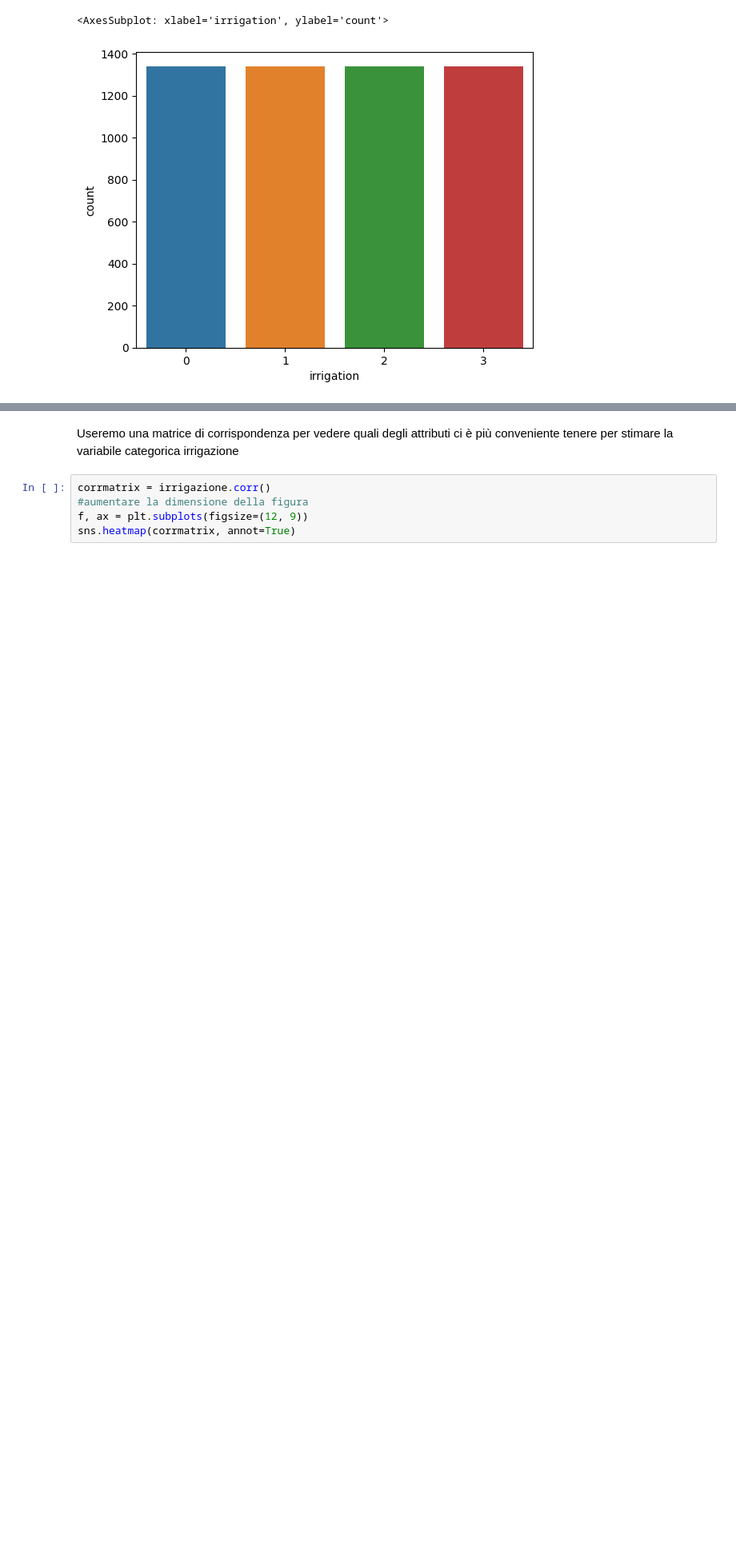
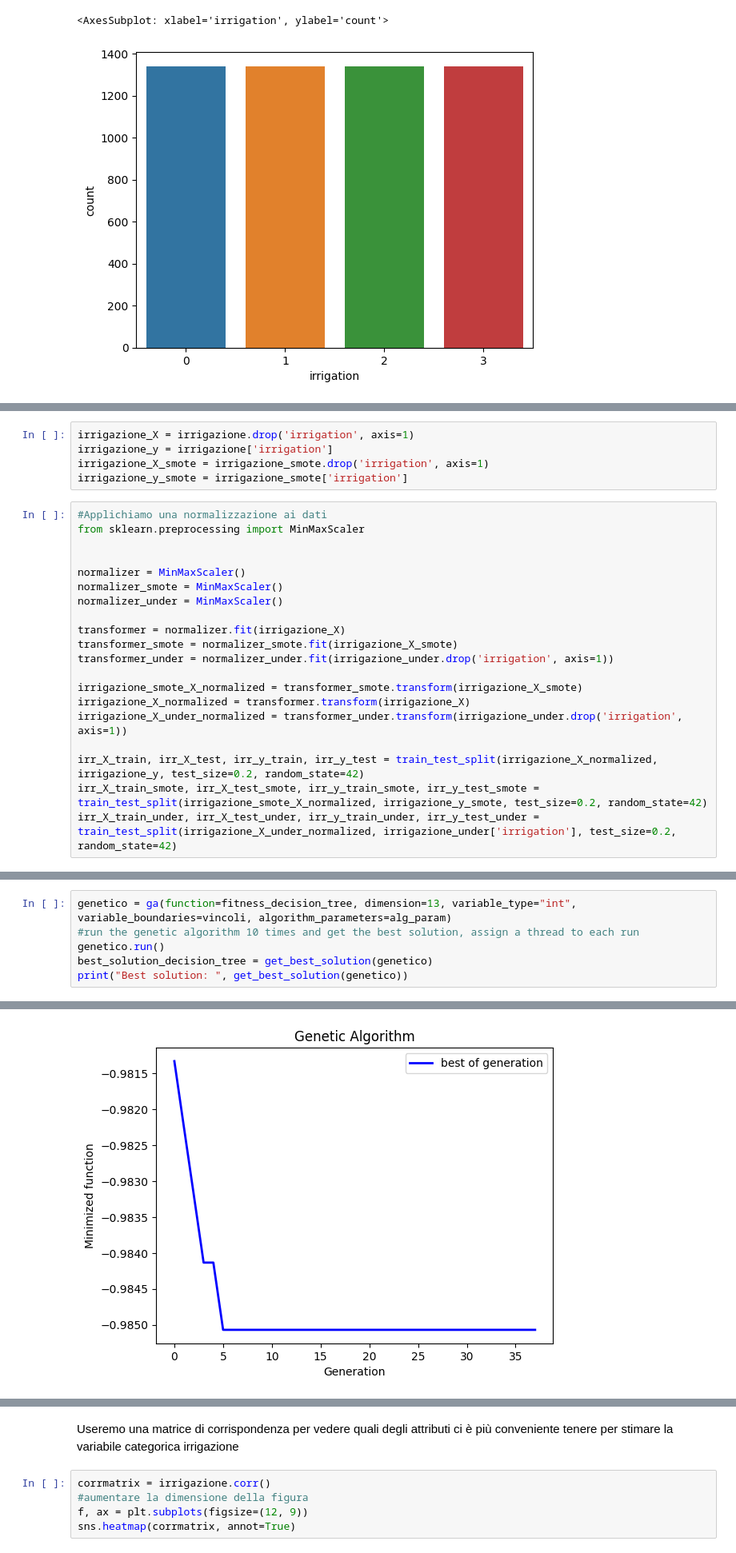
Before and after one commit to benedettoscala/EnIA-FIA, a Jupyter notebook: Pipeline/EnIANotebook.ipynb, the cells around one changed output, grey strips where cells are left out. Shown at 80% size. Cells and saved outputs as stored; diff of their text form; blank space fills up the shorter version.

```diff
--- a/Pipeline/EnIANotebook.ipynb
+++ b/Pipeline/EnIANotebook.ipynb
@@ -195,0 +196,25 @@ Feature Selection
+# %%
+irrigazione_X = irrigazione.drop('irrigation', axis=1)
+irrigazione_y = irrigazione['irrigation']
+irrigazione_X_smote = irrigazione_smote.drop('irrigation', axis=1)
+irrigazione_y_smote = irrigazione_smote['irrigation']
+# %%
+#Applichiamo una normalizzazione ai dati
+from sklearn.preprocessing import MinMaxScaler
+
+
+normalizer = MinMaxScaler()
+normalizer_smote = MinMaxScaler()
+normalizer_under = MinMaxScaler()
+
+transformer = normalizer.fit(irrigazione_X)
+transformer_smote = normalizer_smote.fit(irrigazione_X_smote)
+transformer_under = normalizer_under.fit(irrigazione_under.drop('irrigation', axis=1))
+
+irrigazione_smote_X_normalized = transformer_smote.transform(irrigazione_X_smote)
+irrigazione_X_normalized = transformer.transform(irrigazione_X)
+irrigazione_X_under_normalized = transformer_under.transform(irrigazione_under.drop('irrigation', axis=1))
+
+irr_X_train, irr_X_test, irr_y_train, irr_y_test = train_test_split(irrigazione_X_normalized, irrigazione_y, test_size=0.2, random_state=42)
+irr_X_train_smote, irr_X_test_smote, irr_y_train_smote, irr_y_test_smote = train_test_split(irrigazione_smote_X_normalized, irrigazione_y_smote, test_size=0.2, random_state=42)
+irr_X_train_under, irr_X_test_under, irr_y_train_under, irr_y_test_under = train_test_split(irrigazione_X_under_normalized, irrigazione_under['irrigation'], test_size=0.2, random_state=42)
@@ -195,0 +333,7 @@ Feature Selection
+# %%
+genetico = ga(function=fitness_decision_tree, dimension=13, variable_type="int", variable_boundaries=vincoli, algorithm_parameters=alg_param)
+#run the genetic algorithm 10 times and get the best solution, assign a thread to each run
+genetico.run()
+best_solution_decision_tree = get_best_solution(genetico)
+print("Best solution: ", get_best_solution(genetico))
+# %% [output]
@@ -195,0 +352 @@ Feature Selection
+[figure, added]
```
Also changed, not shown: parts of 20 cells of this notebook.
